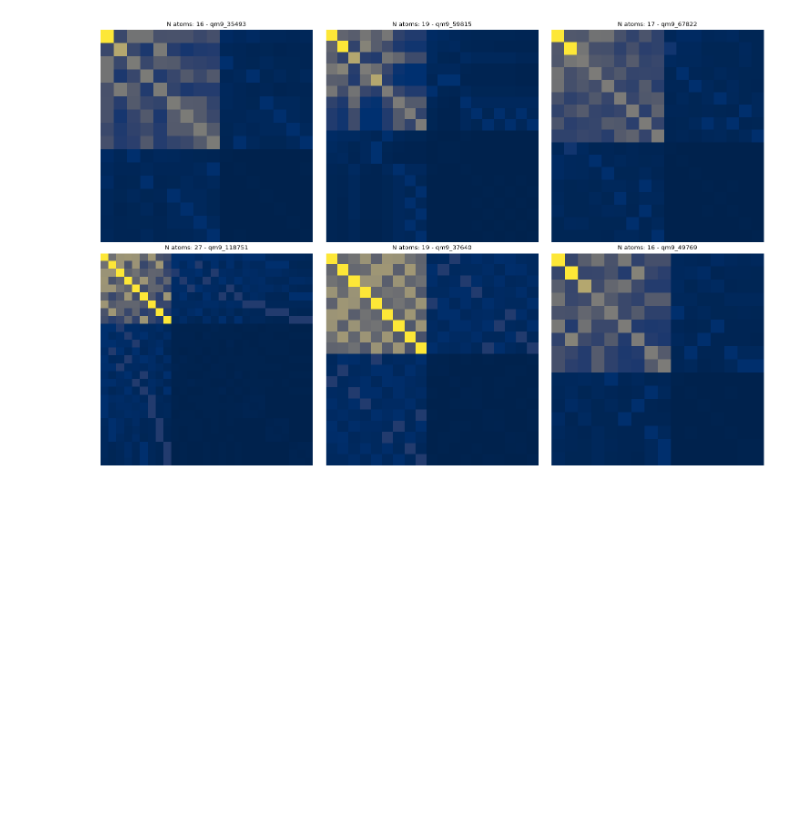
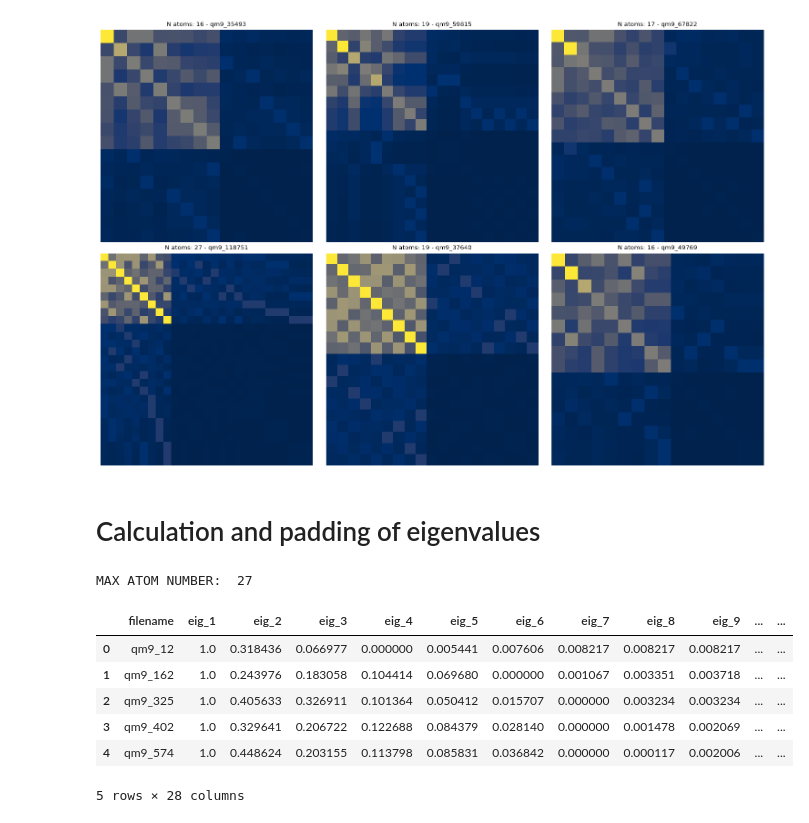
Before and after one commit to petkokp/QM9, a Jupyter notebook: QM9.ipynb, the cells around one changed output. Cells and saved outputs as stored; diff of their text form; code cells hidden in the pictures; blank space fills up the shorter version.

```diff
--- a/QM9.ipynb
+++ b/QM9.ipynb
@@ -231,3 +231,42 @@ def display_random_images(data_path, n=6, num_cols=3):
 display_random_images(data_path)
 # %% [output]
 [figure]
+# %% [markdown]
+# Calculation and padding of eigenvalues
+# %%
+resolution = df_sorted["n_atoms"].max()
+print("MAX ATOM NUMBER: ",resolution)
+eig_list = []
+data = {}
+file_list = df_sorted["filename"].to_list()
+for file_path in tqdm(file_list):
+
+    atomic_numbers, coordinates = read_xyz(data_path.joinpath(file_path + ".xyz"))
+    c_mat = calculate_coulomb_matrix(atomic_numbers=atomic_numbers, coordinates=coordinates)
+    c_mat = sort_by_row_norm(c_mat)
+    eig = compute_eigenvalues(matrix=c_mat)
+    eig = eig.reshape(-1, 1)
+    eig = padd_eig(matrix=eig, resolution=resolution)
+    eig = normalize_min_max(matrix=eig)
+    data[file_path] = eig
+# %% [output]
+MAX ATOM NUMBER:  27
+# %%
+data_list = []
+for filename, eig_vector in data.items():
+    row = {'filename': filename}
+    for i, value in enumerate(eig_vector):
+        row[f'eig_{i+1}'] = value[0]
+    data_list.append(row)
+
+df_eigenvalue = pd.DataFrame(data_list)
+
+df_eigenvalue.head()
+# %% [output]
+|  | filename | eig_1 | eig_2 | eig_3 | eig_4 | eig_5 | eig_6 | eig_7 | eig_8 | eig_9 | ... | ... |
+| 0 | qm9_12 | 1.0 | 0.318436 | 0.066977 | 0.000000 | 0.005441 | 0.007606 | 0.008217 | 0.008217 | 0.008217 | ... | ... |
+| 1 | qm9_162 | 1.0 | 0.243976 | 0.183058 | 0.104414 | 0.069680 | 0.000000 | 0.001067 | 0.003351 | 0.003718 | ... | ... |
+| 2 | qm9_325 | 1.0 | 0.405633 | 0.326911 | 0.101364 | 0.050412 | 0.015707 | 0.000000 | 0.003234 | 0.003234 | ... | ... |
+| 3 | qm9_402 | 1.0 | 0.329641 | 0.206722 | 0.122688 | 0.084379 | 0.028140 | 0.000000 | 0.001478 | 0.002069 | ... | ... |
+| 4 | qm9_574 | 1.0 | 0.448624 | 0.203155 | 0.113798 | 0.085831 | 0.036842 | 0.000000 | 0.000117 | 0.002006 | ... | ... |
+5 rows × 28 columns
```
Also changed, not shown: parts of 1 cell of this notebook.
